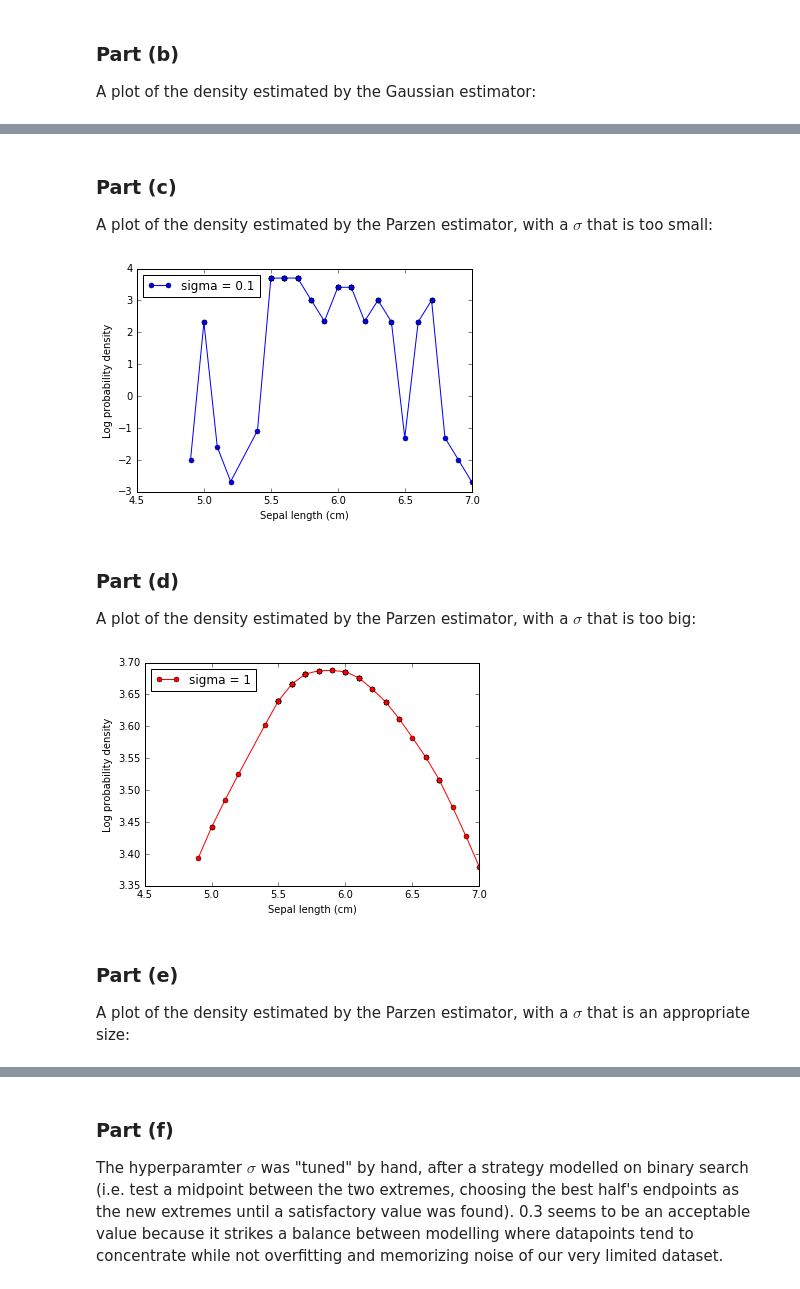
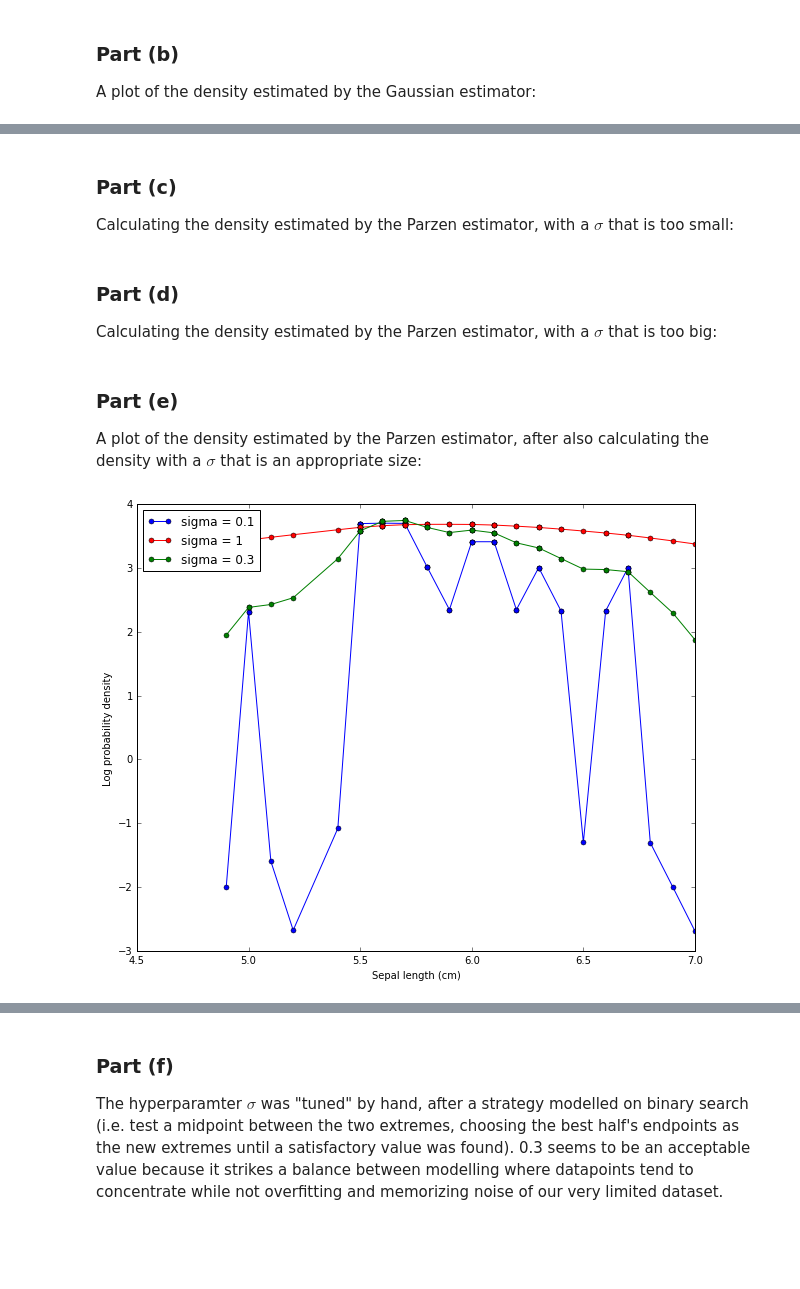
Before and after one commit to violetguos/ift6390, a Jupyter notebook: 4. Practical Part - Density Estimation.ipynb, the cells around one changed output, grey strips where cells are left out. Saved outputs shown, nothing was run; the diff lists cells and outputs as text; code cells hidden in the pictures; blank space fills up the shorter version.

```diff
--- a/4. Practical Part - Density Estimation.ipynb
+++ b/4. Practical Part - Density Estimation.ipynb
@@ -151,6 +151,8 @@ data_1d = np.array(data_1d)
 A plot of the data points of the subset:
 # %%
 import matplotlib.pyplot as plt
+# Make plots bigger
+plt.rcParams['figure.figsize'] = [10, 8]
 
 print(data_1d)
 plt.plot(data_1d, np.zeros_like(data_1d) + 0., 'x')
@@ -194,7 +196,7 @@ plt.show()
 # %% [markdown]
 ### Part (c)
 
-A plot of the density estimated by the Parzen estimator, with a $\sigma$ that is too small:
+Calculating the density estimated by the Parzen estimator, with a $\sigma$ that is too small:
 # %%
 # The entire density curve here consists of each p(x) for all x in the data,
 # calculated by using (all the dataset - x) as the training data,
@@ -217,32 +219,31 @@ def parzen_full_density(data_1d, stdev):
         density_points.append(estimator.predict(datapoint))
     return np.array(density_points)
 
-density_points = parzen_full_density(data_1d, stdev)
-
-plt.plot(data_1d, density_points, color="blue", marker="o", ms=5, label="sigma = {}".format(stdev))
-plt.legend(loc='upper left')
-plt.xlabel('Sepal length (cm)')
-plt.ylabel('Log probability density')
-plt.show()
+density_points_small = parzen_full_density(data_1d, stdev)
-# %% [output]
-[figure, removed]
 # %% [markdown]
 ### Part (d)
 
-A plot of the density estimated by the Parzen estimator, with a $\sigma$ that is too big:
+Calculating the density estimated by the Parzen estimator, with a $\sigma$ that is too big:
+# %%
+stdev = 1
+
+density_points_big = parzen_full_density(data_1d, stdev)
+# %% [markdown]
+### Part (e)
+
+A plot of the density estimated by the Parzen estimator, after also calculating the density with a $\sigma$ that is an appropriate size:
 # %%
-stdev = 1
+stdev = .3
 
-density_points = parzen_full_density(data_1d, stdev)
+density_points_good = parzen_full_density(data_1d, stdev)
 
-plt.plot(data_1d, density_points, color="red", marker="o", ms=5, label="sigma = {}".format(stdev))
+plt.plot(data_1d, density_points_small, color="blue", marker="o", ms=5, label="sigma = 0.1".format(stdev))
+plt.plot(data_1d, density_points_big, color="red", marker="o", ms=5, label="sigma = 1")
+plt.plot(data_1d, density_points_good, color="green", marker="o", ms=5, label="sigma = {}".format(stdev))
+
 plt.legend(loc='upper left')
 plt.xlabel('Sepal length (cm)')
 plt.ylabel('Log probability density')
 plt.show()
 # %% [output]
-[figure, old version]
+[figure, new version]
-# %% [markdown]
-### Part (e)
-
-A plot of the density estimated by the Parzen estimator, with a $\sigma$ that is an appropriate size:
```
Also changed, not shown: parts of 7 cells of this notebook.
